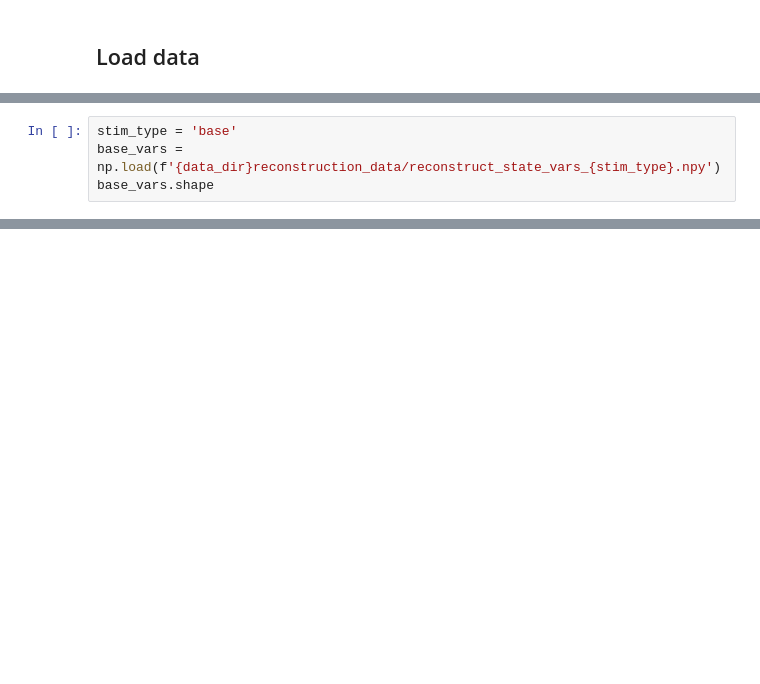
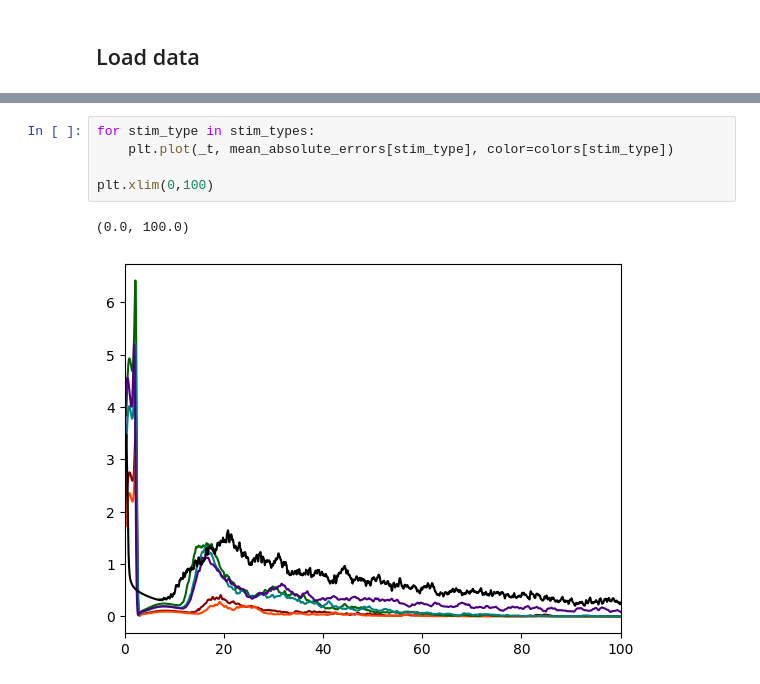
Before and after one commit to ec753/event_based_neuron, a Jupyter notebook: notebooks/state_reconstruction.ipynb, the cells around one changed output, grey strips where cells are left out. Drawn from its saved outputs; the diff is of its cells as text; blank space fills up the shorter version.

```diff
--- a/notebooks/state_reconstruction.ipynb
+++ b/notebooks/state_reconstruction.ipynb
@@ -25,4 +188,0 @@ plt.plot(wb_vars[0,:duration*40], wb_vars[1,:duration*40])
-# %%
-stim_type = 'base'
-base_vars = np.load(f'{data_dir}reconstruction_data/reconstruct_state_vars_{stim_type}.npy')
-base_vars.shape
@@ -78 +213,9 @@ plt.show()
+# %%
+for stim_type in stim_types:
+    plt.plot(_t, mean_absolute_errors[stim_type], color=colors[stim_type])
+
+plt.xlim(0,100)
+# %% [output]
+(0.0, 100.0)
+[figure, added]
 # %%
```
Also changed, not shown: parts of 26 cells of this notebook, 9 other files.
